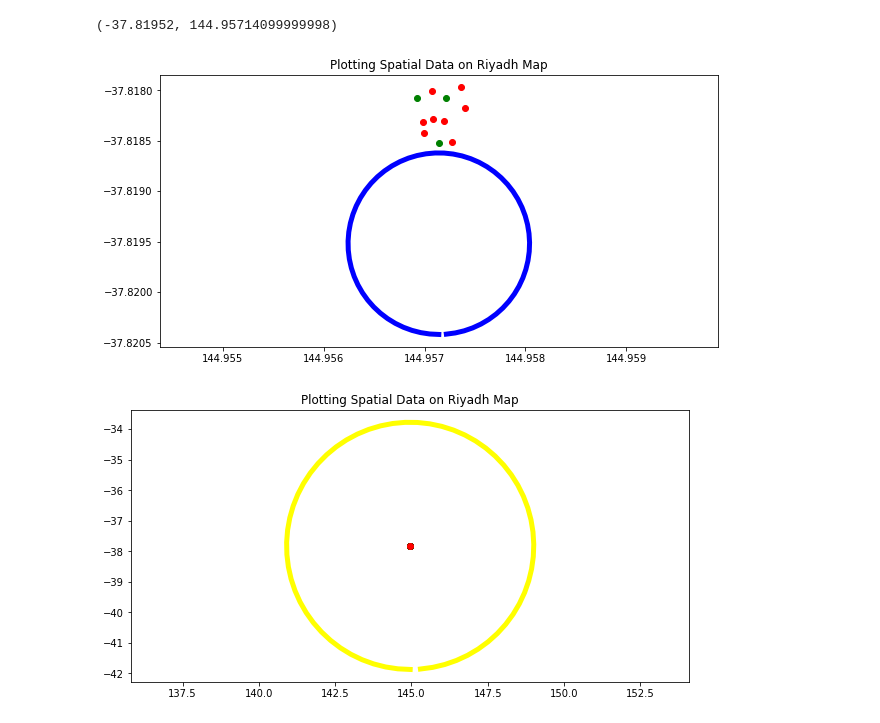
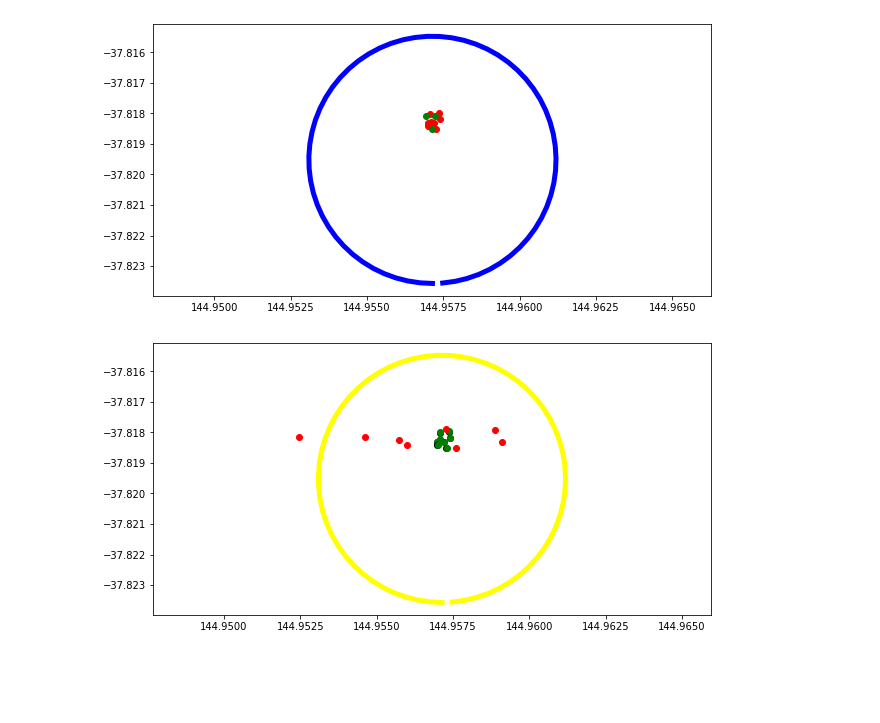
Before and after one commit to giecm1904/Thesis, a Jupyter notebook: Objective Functions/Criticality_cp_solver.ipynb, the cells around one changed output. Cells and saved outputs as stored; diff of their text form; code cells hidden in the pictures; blank space fills up the shorter version.

Commit message:
graph criticality ok

```diff
--- a/Objective Functions/Criticality_cp_solver.ipynb
+++ b/Objective Functions/Criticality_cp_solver.ipynb
@@ -34,7 +34,7 @@ S = pd.read_csv(servers_path + 'serverstest.csv')
 U_si = [] # Set of individuals allocated to server si
 
 D = (-37.81952,144.95714099999998)  # Danger source position
-D_rad = (0.1)/111.139 # Influence range of danger source D (radius) in km
+D_rad = (0.45)/111.139 # Influence range of danger source D (radius) in km
 
 U_per = np.full(len(U),0.2)  # Perception range of individual uj in km
 R = np.zeros((4), dtype=int) # R = [CPU, RAM, VRAM, bandwidth]
@@ -57,9 +57,8 @@ c3 = [10, 15, 11, 15]
 C = [c1, c2, c3]
 
 T_1 =0 # Starting point of period
-T_2 = 60*2 # Ending point of period
+T_2 = 60 # Ending point of period
 T = T_2-T_1 # Total interval time
-#T=5
 
 lambd = 0.5 # Severity of the stimulus event
 nej = np.random.uniform(0,1,len(U)) # Emotional fluctuation of uj ---> nej ∈ (0, 1)
@@ -409,35 +415,30 @@ User 2 has been allocated on server 2
-# %%
-D
-# %% [output]
-(-37.81952, 144.95714099999998)
 # %%
-circle = [D[1],D[0],0.1/111.1]
+circle = [D[1],D[0],D_rad]
 xc = circle[0] #x-co of circle (center)
 
 yc = circle[1] #y-co of circle (center)
 r=circle[2]
 t= np.arange(-np.pi,np.pi, 0.1)
 x_circle= xc + r*np.sin(t)
 y_circle= yc + r*np.cos(t)
 
 fig, ax = plt.subplots(figsize = (10,5))
 
 for j in range(len(U)):
         ax.scatter(U['Longitude'][j],U['Latitude'][j],color='red')
         #print('Entro:   ', 'User: ', j)
 for i in range(len(S)):
         ax.scatter(S['LONGITUDE'][i],S['LATITUDE'][i],color='green')
 
 ax.plot(x_circle,y_circle,color='blue',linewidth=5)
 ax.axis('equal')
-ax.set_title('Plotting Spatial Data on Riyadh Map')
 #ax.set_xlim(BBox[0],BBox[1])
 #ax.set_ylim(BBox[2],BBox[3])
 ax.ticklabel_format(useOffset=False)
 # %% [output]
-[figure, old version]
+[figure, new version]
 # %%
-circle = [D[1],D[0],450/111.1]
+circle = [D[1],D[0],D_rad]
 xc = circle[0] #x-co of circle (center)
 
 yc = circle[1] #y-co of circle (center)
@@ -451,12 +452,11 @@ fig, ax = plt.subplots(figsize = (10,5))
 for j in range(len(U)):
         ax.scatter(U['Longitude'][j],U['Latitude'][j],color='black')
         ax.scatter(live_positions[0][j][1],live_positions[0][j][0],color='green')
-        ax.scatter(live_positions[4][j][1],live_positions[4][j][0],color='red')
+        ax.scatter(live_positions[T-1][j][1],live_positions[4][j][0],color='red')
         #print('Entro:   ', 'User: ', j)
 
 ax.plot(x_circle,y_circle,color='yellow',linewidth=5)
 ax.axis('equal')
-ax.set_title('Plotting Spatial Data on Riyadh Map')
 ax.ticklabel_format(useOffset=False)
 # %% [output]
-[figure, old version]
+[figure, new version]
```
Also changed, not shown: parts of 2 cells of this notebook.
